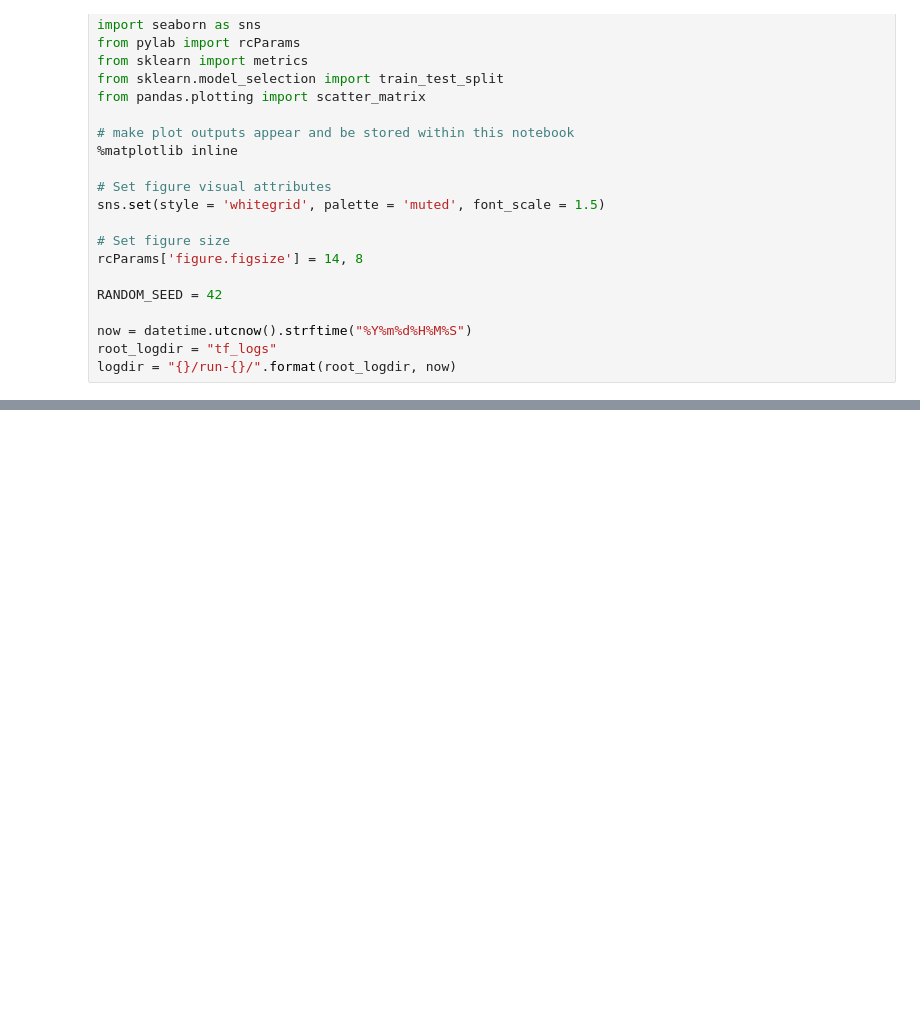
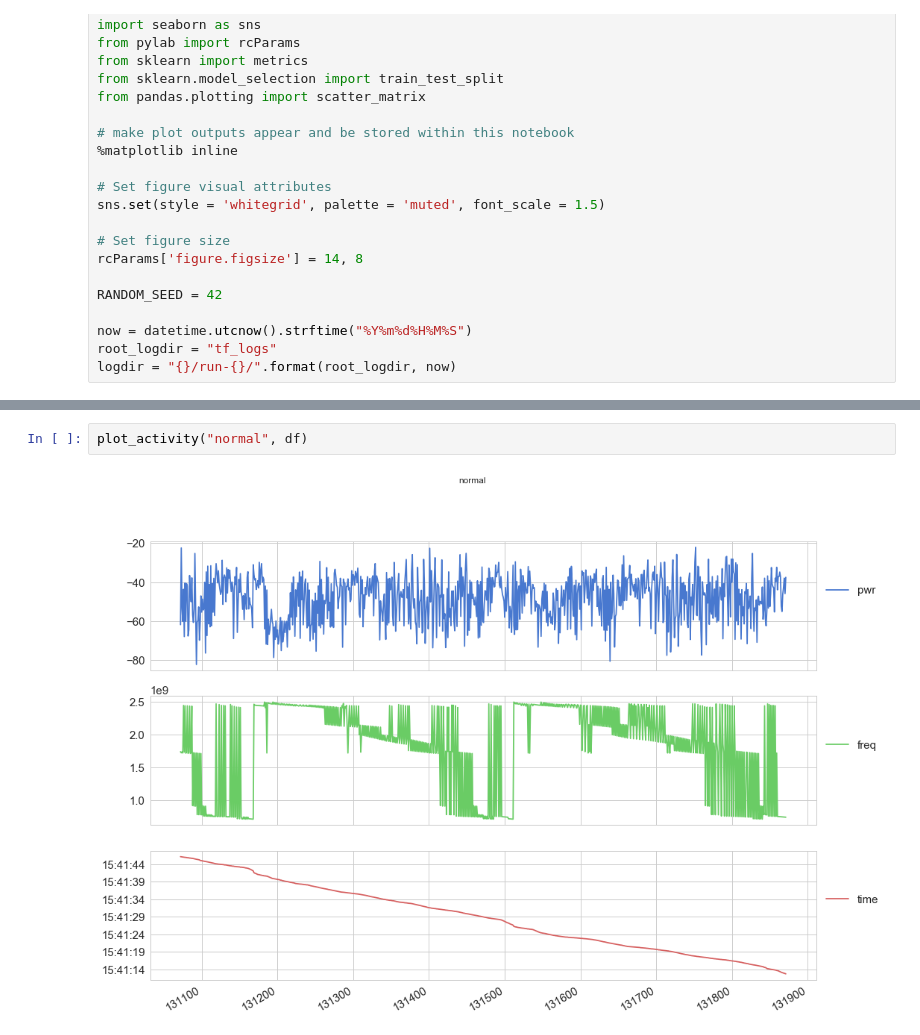
Before and after one commit to booman171/RF_Algo, a Jupyter notebook: RF_Algo.ipynb, the cells around one changed output, grey strips where cells are left out. Saved outputs shown, nothing was run; the diff lists cells and outputs as text; blank space fills up the shorter version.

```diff
--- a/RF_Algo.ipynb
+++ b/RF_Algo.ipynb
@@ -89,0 +111,4 @@ Name: module, dtype: int64
+# %%
+plot_activity("normal", df)
+# %% [output]
+[figure, added]
```
Also changed, not shown: parts of 38 cells of this notebook, 4 other files.
